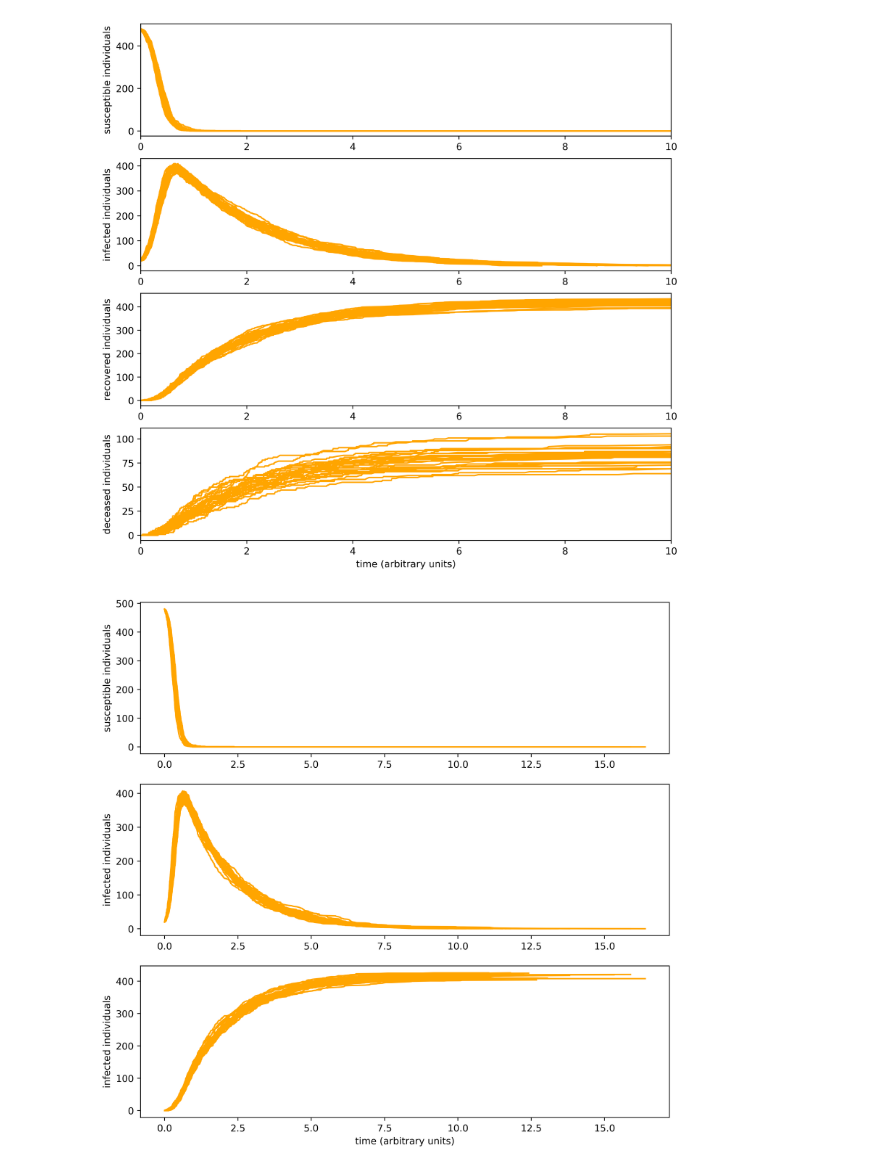
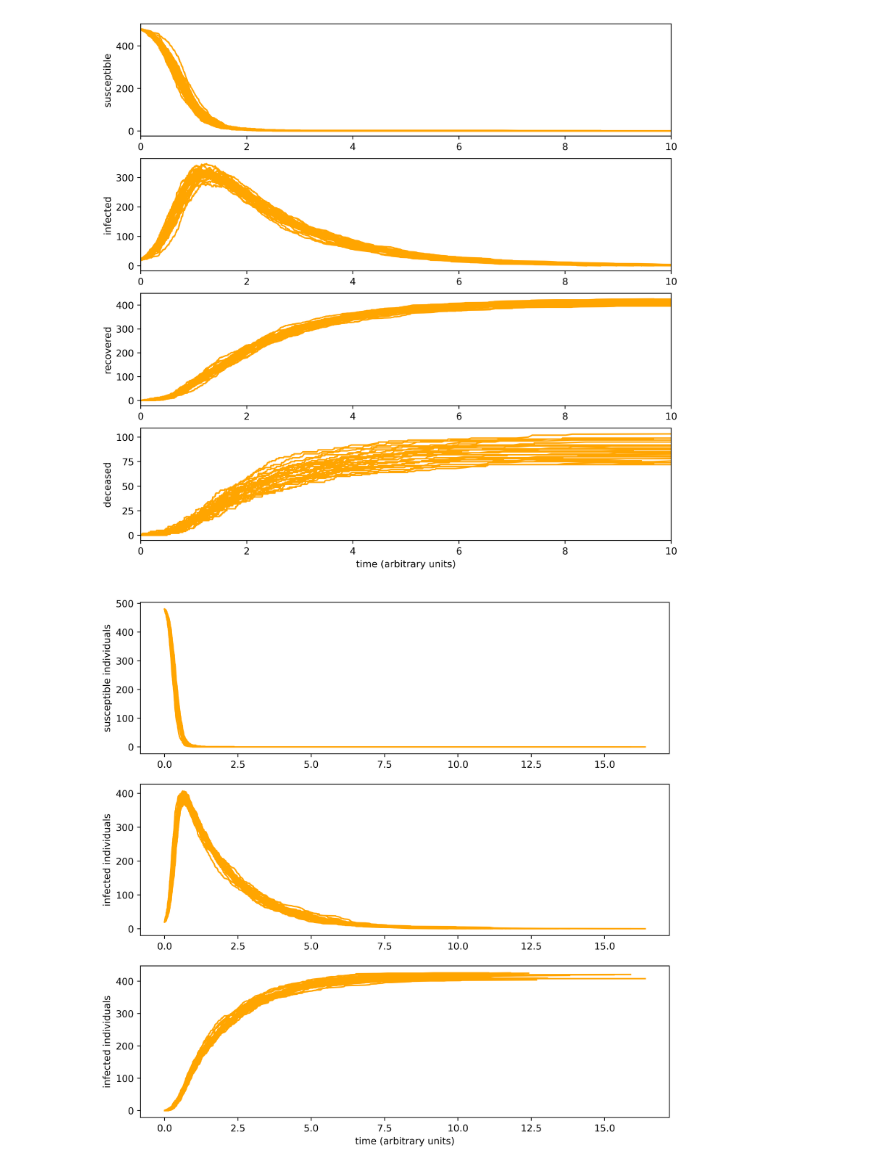
Before and after one commit to wfatherley/monte-carlo, a Jupyter notebook: ssa.ipynb, the cells around one changed output. Saved outputs shown, nothing was run; the diff lists cells and outputs as text; code cells hidden in the pictures.

```diff
--- a/ssa.ipynb
+++ b/ssa.ipynb
@@ -3,7 +3,7 @@ from matplotlib import pyplot
 from montecarlo import SSA, SSAModel
 
 
-# initial species counts and sojourn times
+# initial species counts and measurement time
 initital_conditions = {
     "s": [480],
     "i": [20],
@@ -15,7 +15,7 @@ initital_conditions = {
 
 # propensity functions
 propensities = {
-    0: lambda d: (2.0/100.0) * d["s"][-1] * d["i"][-1],
+    0: lambda d: 0.01 * d["s"][-1] * d["i"][-1],
     1: lambda d: 0.1 * d["i"][-1],
     2: lambda d: 0.5 * d["i"][-1],
 }
@@ -47,39 +47,39 @@ pyplot.figure(figsize=(10,10), dpi=500)
 # make a subplot for susceptible individuals
 axes_s = pyplot.subplot(411)
 axes_s.set_xlim(0,10)
-axes_s.set_ylabel("susceptible individuals")
+axes_s.set_ylabel("susceptible")
 
 # make a subplot for infected individuals
 axes_i = pyplot.subplot(412)
 axes_i.set_xlim(0,10)
-axes_i.set_ylabel("infected individuals")
+axes_i.set_ylabel("infected")
 
 # make a subplot for recovered individuals
 axes_r = pyplot.subplot(413)
 axes_r.set_xlim(0,10)
-axes_r.set_ylabel("recovered individuals")
+axes_r.set_ylabel("recovered")
 
 # make a subplot for deceased individuals
 axes_d = pyplot.subplot(414)
 axes_d.set_xlim(0,10)
-axes_d.set_ylabel("deceased individuals")
+axes_d.set_ylabel("deceased")
 axes_d.set_xlabel("time (arbitrary units)")
 
 
 # simulate and plot acceptable trajectories
 trajectories = 0
 for trajectory in epidemic_generator.direct():
     axes_s.plot(trajectory["time"], trajectory["s"], color="orange")
     axes_i.plot(trajectory["time"], trajectory["i"], color="orange")
     axes_r.plot(trajectory["time"], trajectory["r"], color="orange")
     axes_d.plot(trajectory["time"], trajectory["d"], color="orange")
     trajectories += 1
     if trajectories == 30:
         break
 
 pyplot.show()
 # %% [output]
-[figure, old version]
+[figure, new version]
 # %%
 # make a nice, big figure
 pyplot.figure(figsize=(10,10), dpi=500)
```
Also changed, not shown: parts of 1 cell of this notebook.
